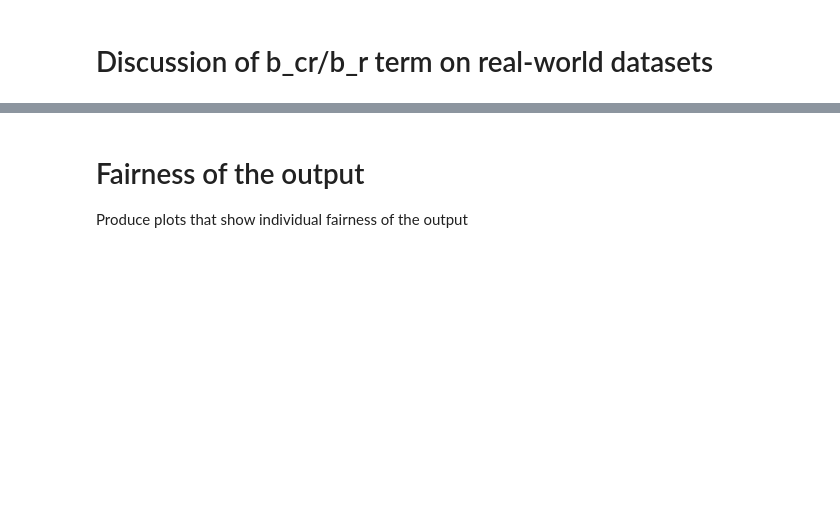
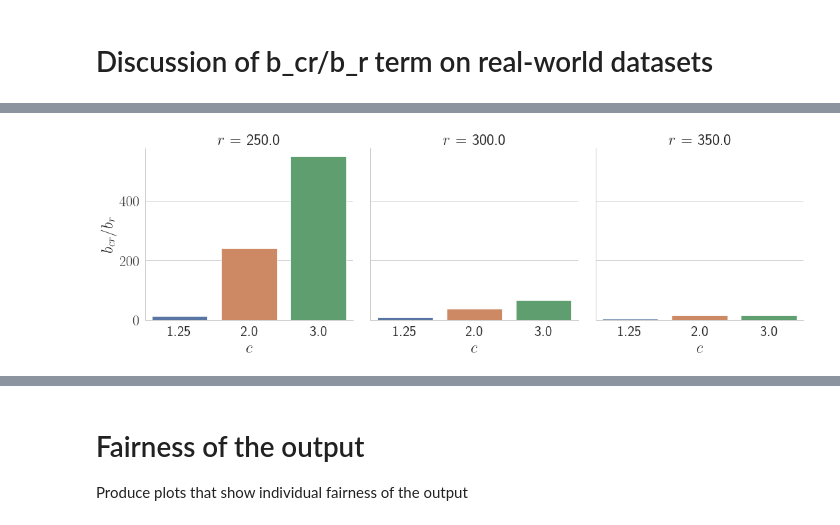
Before and after one commit to alfahaf/fair-nn, a Jupyter notebook: src/log.ipynb, the cells around one changed output, grey strips where cells are left out. Saved outputs shown, nothing was run; the diff lists cells and outputs as text; code cells hidden in the pictures; blank space fills up the shorter version.

```diff
--- a/src/log.ipynb
+++ b/src/log.ipynb
@@ -67,2 +110,4 @@ ratio_plot("movielens", jaccard, (0.15, 0.2, 0.25), (2/3, 1/2, 1/3, 1/4, 1/5) )
 # %%
-ratio_plot("sift-128-euclidean", l2, (250, 300, 325, 350), (1.25, 1.5, 2, 3))
+ratio_plot("sift-128-euclidean", l2, (250, 300, 350), (1.25, 2, 3))
+# %% [output]
+[figure, added]
```
Also changed, not shown: parts of 17 cells of this notebook, 8 other files.
